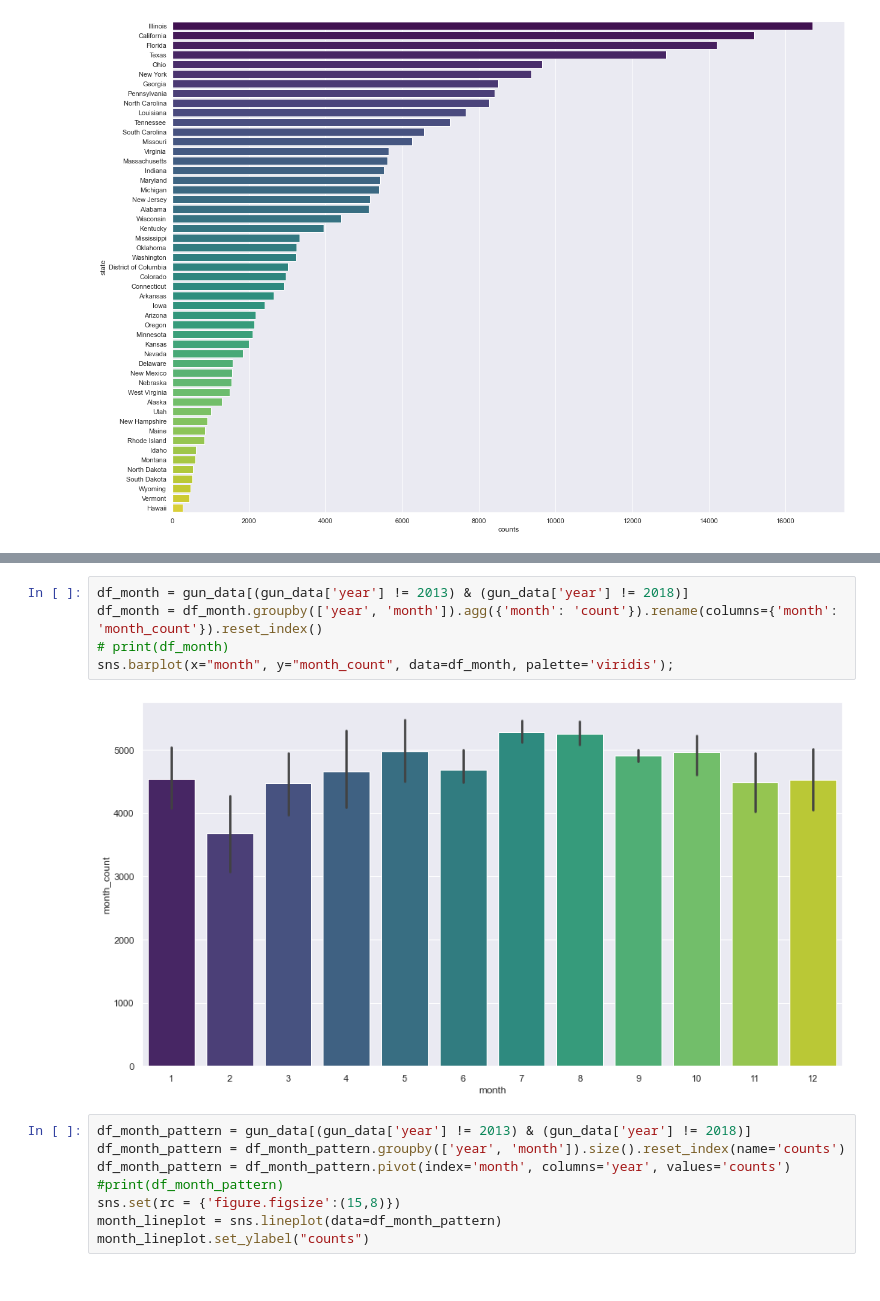
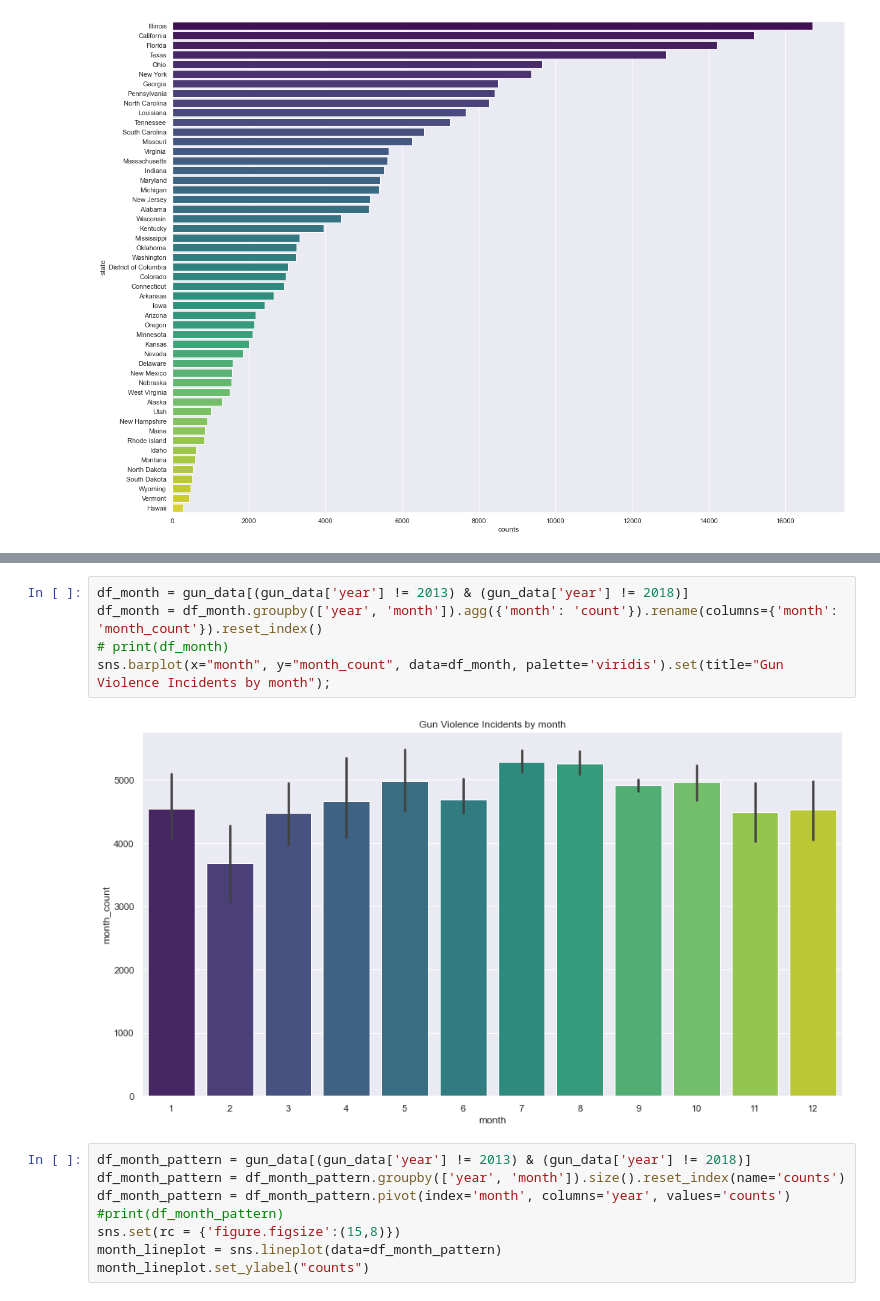
Before and after one commit to uic-cs418/cs418-spring22-purple, a Jupyter notebook: group_gun_violence_EDA.ipynb, the cells around one changed output, grey strips where cells are left out. Drawn from its saved outputs; the diff is of its cells as text.

```diff
--- a/group_gun_violence_EDA.ipynb
+++ b/group_gun_violence_EDA.ipynb
@@ -53,10 +53,10 @@ sns.barplot(x='year', y='counts', data=df_year.loc[1:4,:], palette='viridis');
 # %%
 df_month = gun_data[(gun_data['year'] != 2013) & (gun_data['year'] != 2018)]
 df_month = df_month.groupby(['year', 'month']).agg({'month': 'count'}).rename(columns={'month': 'month_count'}).reset_index()
 # print(df_month)
-sns.barplot(x="month", y="month_count", data=df_month, palette='viridis');
+sns.barplot(x="month", y="month_count", data=df_month, palette='viridis').set(title="Gun Violence Incidents by month");
 # %% [output]
-[figure, old version]
+[figure, new version]
 # %%
 df_month_pattern = gun_data[(gun_data['year'] != 2013) & (gun_data['year'] != 2018)]
 df_month_pattern = df_month_pattern.groupby(['year', 'month']).size().reset_index(name='counts')
```
Also changed, not shown: parts of 3 cells of this notebook.
